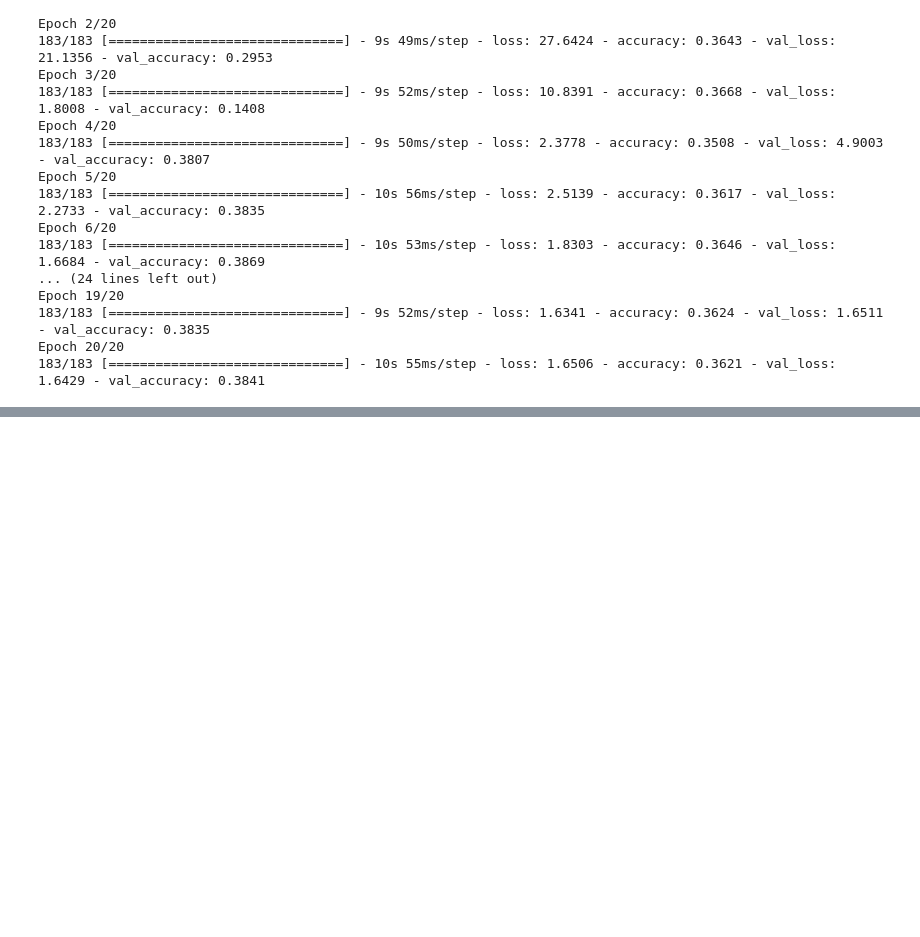
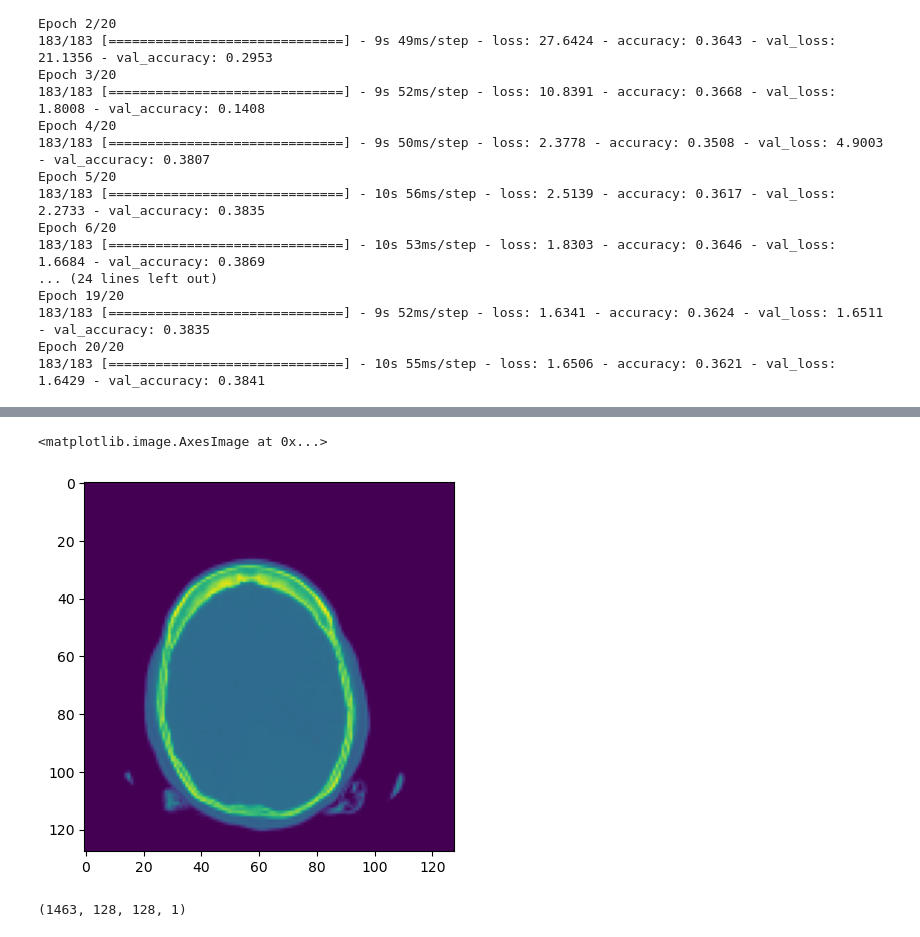
Before and after one commit to pogrebitskiy/HemorrhageClassifier, a Jupyter notebook: cleaning_and_test.ipynb, the cells around one changed output, grey strips where cells are left out. Drawn from its saved outputs; the diff is of its cells as text; code cells hidden in the pictures; blank space fills up the shorter version.

```diff
--- a/cleaning_and_test.ipynb
+++ b/cleaning_and_test.ipynb
@@ -359,0 +381,5 @@ Epoch 8/1000
+# %%
+plt.imshow(block_reduce(data[0].reshape(512,512), (4,4), func=np.mean))
+# %% [output]
+<matplotlib.image.AxesImage at 0x...>
+[figure, added]
@@ -359,0 +400,4 @@ Epoch 8/1000
+# %%
+X_test.shape
+# %% [output]
+(1463, 128, 128, 1)
```
Also changed, not shown: parts of 27 cells of this notebook.
